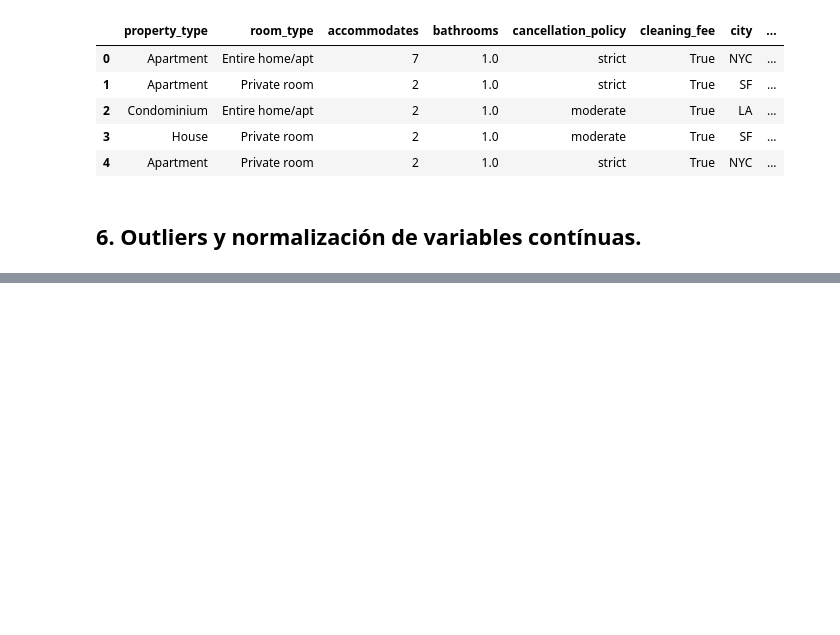
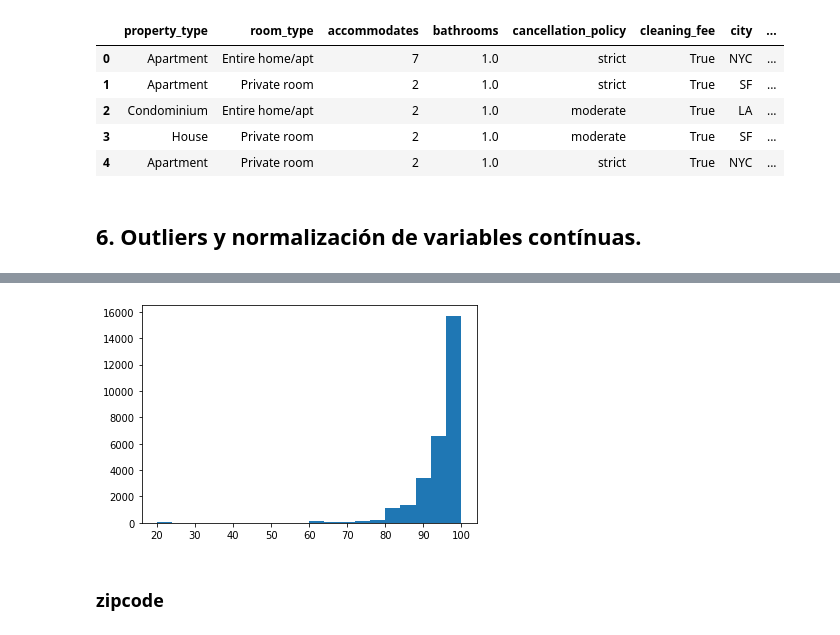
Before and after one commit to luisferlc/datamex1019, a Jupyter notebook: module-3/airbnb/airbnb kaggle.ipynb, the cells around one changed output, grey strips where cells are left out. Cells and saved outputs as stored; diff of their text form; code cells hidden in the pictures; blank space fills up the shorter version.

```diff
--- a/module-3/airbnb/airbnb kaggle.ipynb
+++ b/module-3/airbnb/airbnb kaggle.ipynb
@@ -650,0 +754,6 @@ df.head()
+# %%
+plt.hist(df.review_scores_rating,bins=20);
+# %% [output]
+[figure, added]
+# %% [markdown]
+### zipcode
```
Also changed, not shown: parts of 49 cells of this notebook.
